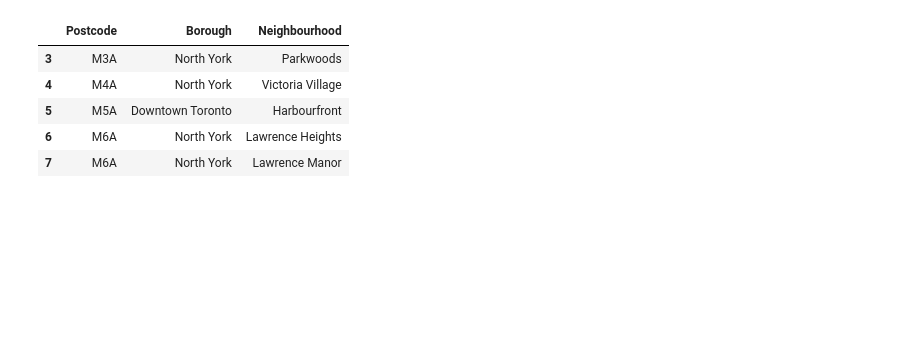
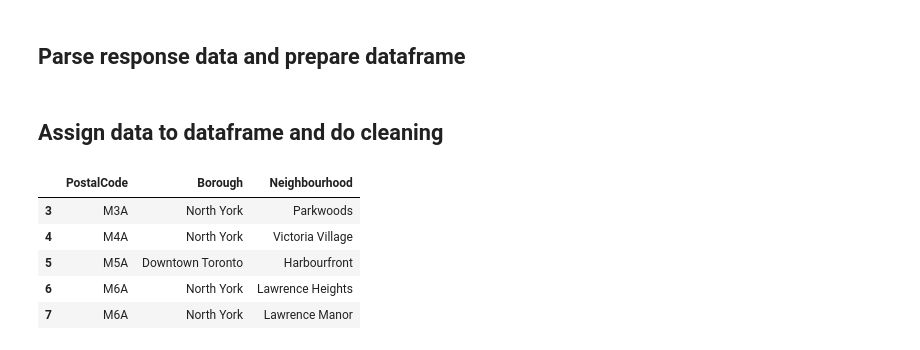
Before and after one commit to mark-locatechs/Coursera_Capstone, a Jupyter notebook: week3_toronto.ipynb, the cells around one changed output. Saved outputs shown, nothing was run; the diff lists cells and outputs as text; code cells hidden in the pictures; blank space fills up the shorter version.

```diff
--- a/week3_toronto.ipynb
+++ b/week3_toronto.ipynb
@@ -10,0 +31,2 @@ table = soup.find_all(class_='wikitable')[0]
+# %% [markdown]
+## Parse response data and prepare dataframe
@@ -11,14 +37,13 @@ table = soup.find_all(class_='wikitable')[0]
+# %% [markdown]
+## Assign data to dataframe and do cleaning
 # %%
-data = [[td.get_text().strip() for td in tr.find_all("td")] for tr in table.find_all("tr")]
-
-
-df = pd.DataFrame(data, columns=['Postcode', 'Borough', 'Neighbourhood'])
+df = pd.DataFrame(data, columns=['PostalCode', 'Borough', 'Neighbourhood'])
 df = df[df['Borough'] != 'Not assigned']
 df = df[df['Borough'].notnull()]
-df.reset_index()
+
 df.head()
 # %% [output]
-|  | Postcode | Borough | Neighbourhood |
+|  | PostalCode | Borough | Neighbourhood |
 | 3 | M3A | North York | Parkwoods |
 | 4 | M4A | North York | Victoria Village |
 | 5 | M5A | Downtown Toronto | Harbourfront |
```
Also changed, not shown: parts of 20 cells of this notebook.
